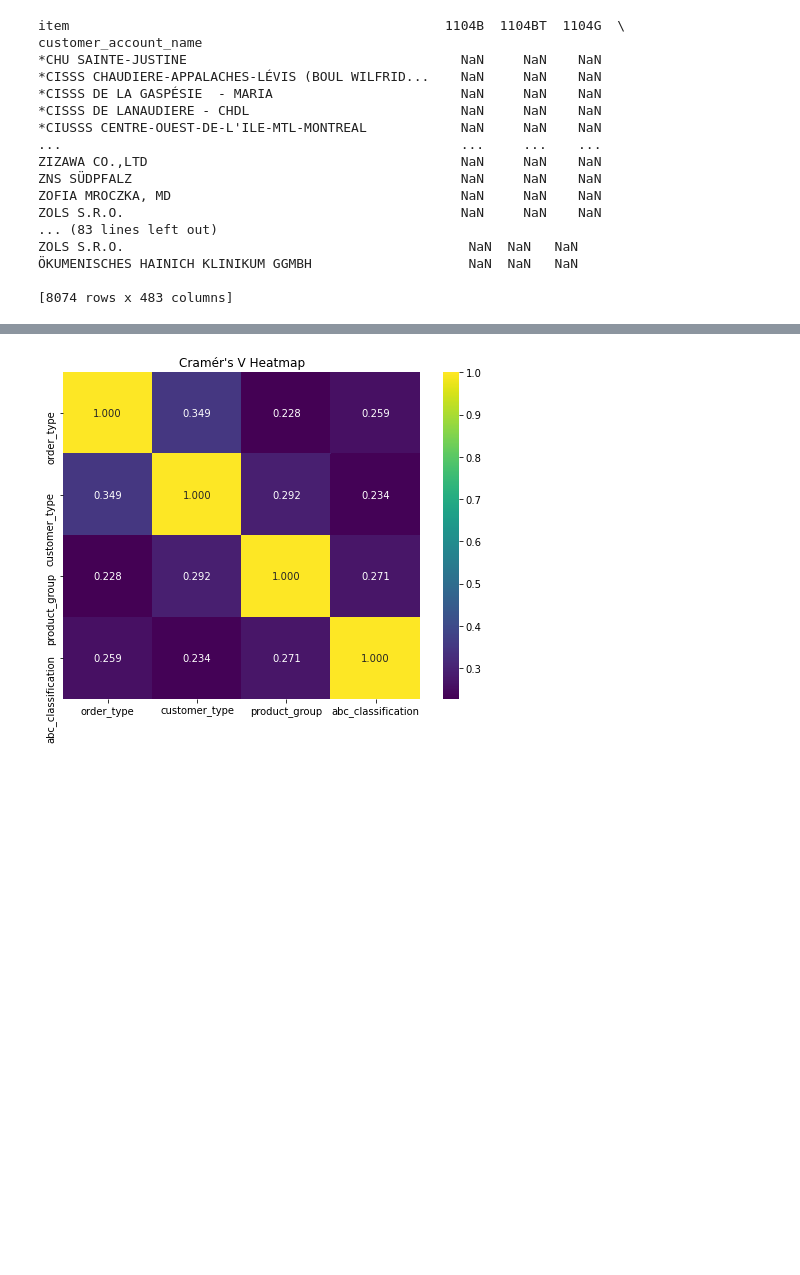
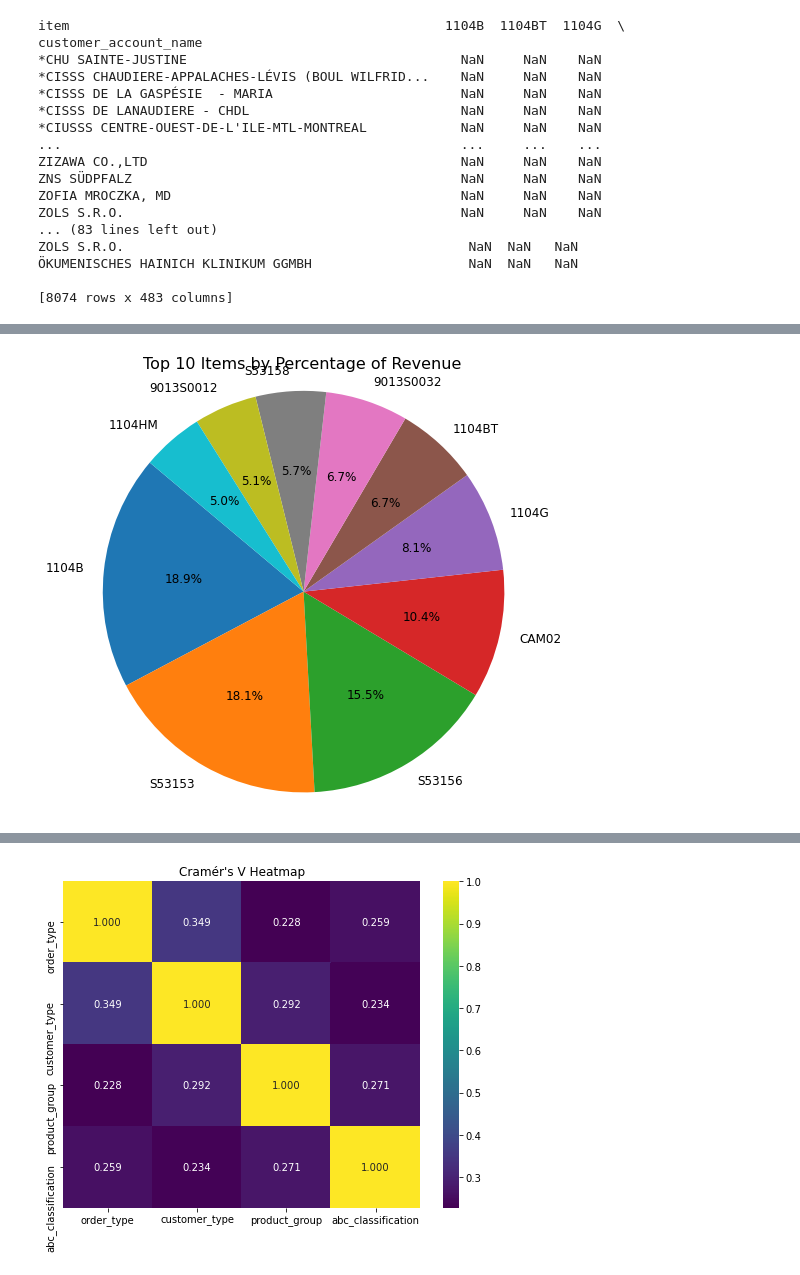
Before and after one commit to mrhanson1/Capstone, a Jupyter notebook: data_analysis (2).ipynb, the cells around one changed output, grey strips where cells are left out. Drawn from its saved outputs; the diff is of its cells as text; code cells hidden in the pictures; blank space fills up the shorter version.

```diff
--- a/data_analysis (2).ipynb
+++ b/data_analysis (2).ipynb
@@ -283,0 +867,13 @@ print(counts)
+# %%
+part_name = '1104HM'
+
+# Calculate the total revenue
+total_revenue = df['revenue'].sum()
+
+# Filter the DataFrame for the specific part
+part_revenue = df[df['item'] == part_name]['revenue'].sum()
+
+# Calculate the percentage of revenue for the specific part against the total revenue
+percentage = (part_revenue / total_revenue) * 100
+
+print(f"The percentage of revenue for '{part_name}' against the total revenue is: {percentage:.2f}%")
@@ -283,0 +913,19 @@ print(counts)
+# %%
+import pandas as pd
+
+# Assuming your DataFrame is named df and contains columns 'part' and 'revenue'
+# Calculate the total revenue
+total_revenue = df['revenue'].sum()
+
+# Calculate percentage of revenue for each part
+part_percentage = {}
+for item in df['item'].unique():
+    part_revenue = df[df['item'] == item]['revenue'].sum()
+    percentage = (part_revenue / total_revenue) * 100
+    part_percentage[item] = percentage
+
+# Create a DataFrame with percentages and sort it by percentage in descending order
+top_items = pd.DataFrame(list(part_percentage.items()), columns=['Item', 'Percentage'])
+top_items = top_items.sort_values(by='Percentage', ascending=False).head(10)
+
+print(top_items)
@@ -283,0 +944,14 @@ print(counts)
+# %%
+import pandas as pd
+import matplotlib.pyplot as plt
+
+# Assuming top_items contains the DataFrame with top 10 items and their percentages
+
+# Plotting the pie chart with larger font sizes
+plt.figure(figsize=(8, 8))
+plt.pie(top_items['Percentage'], labels=top_items['Item'], autopct='%1.1f%%', startangle=140, textprops={'fontsize': 12})
+plt.title('Top 10 Items by Percentage of Revenue', fontsize=16)
+plt.axis('equal')  # Equal aspect ratio ensures that pie is drawn as a circle
+plt.show()
+# %% [output]
+[figure, added]
```
Also changed, not shown: parts of 55 cells of this notebook.
